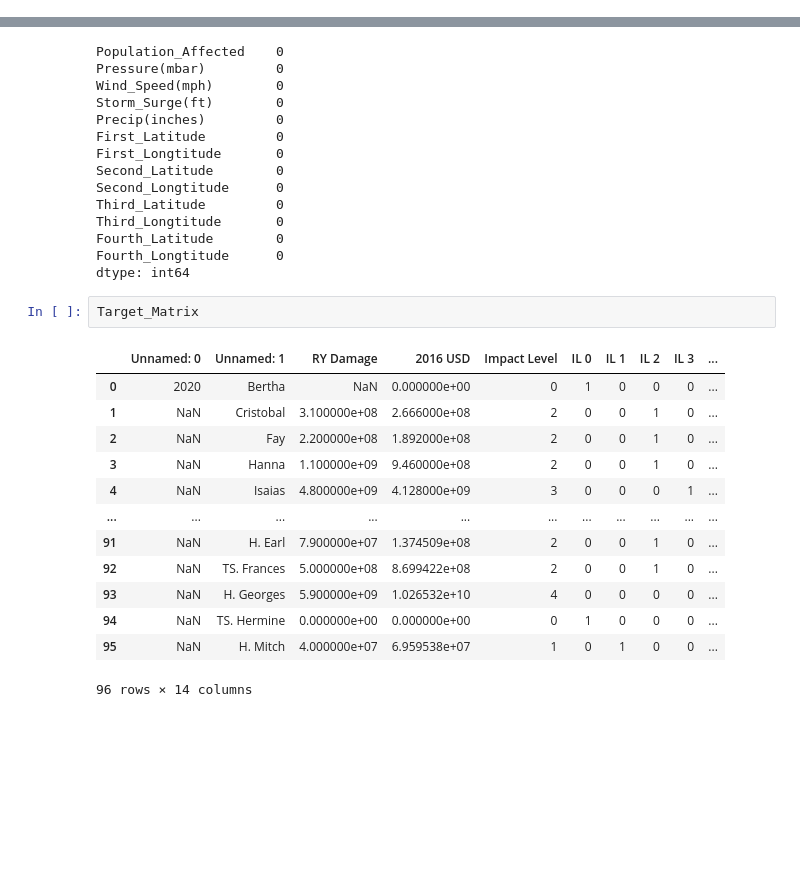
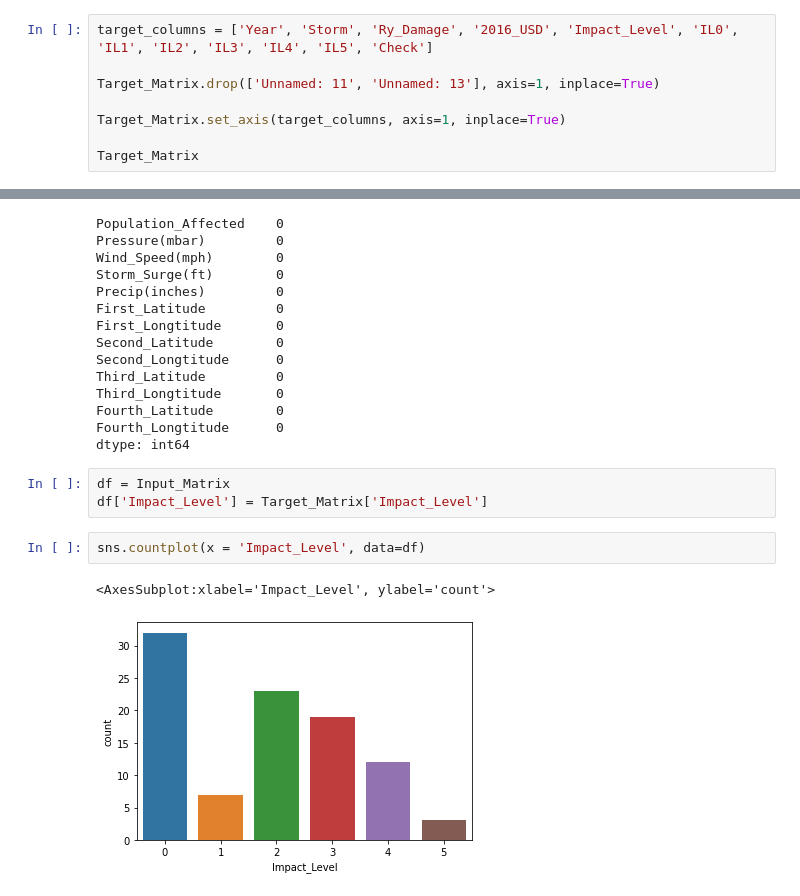
Before and after one commit to bharadwaj1098/Pyt-Ex, a Jupyter notebook: historic_data.ipynb, the cells around one changed output, grey strips where cells are left out. Cells and saved outputs as stored; diff of their text form; blank space fills up the shorter version.

```diff
--- a/historic_data.ipynb
+++ b/historic_data.ipynb
@@ -17,0 +34,8 @@ Target_Matrix = pd.read_excel('/home/sai/Pyt-Ex/Data/as of 2020 Historical Data.
+# %%
+target_columns = ['Year', 'Storm', 'Ry_Damage', '2016_USD', 'Impact_Level', 'IL0', 'IL1', 'IL2', 'IL3', 'IL4', 'IL5', 'Check']
+
+Target_Matrix.drop(['Unnamed: 11', 'Unnamed: 13'], axis=1, inplace=True)
+
+Target_Matrix.set_axis(target_columns, axis=1, inplace=True)
+
+Target_Matrix
@@ -56,19 +112,11 @@ Third_Longtitude       0
 Fourth_Latitude        0
 Fourth_Longtitude      0
 dtype: int64
-# %%
-Target_Matrix
-# %% [output]
-|  | Unnamed: 0 | Unnamed: 1 | RY Damage | 2016 USD | Impact Level | IL 0 | IL 1 | IL 2 | IL 3 | ... |
-| 0 | 2020 | Bertha | NaN | 0.000000e+00 | 0 | 1 | 0 | 0 | 0 | ... |
-| 1 | NaN | Cristobal | 3.100000e+08 | 2.666000e+08 | 2 | 0 | 0 | 1 | 0 | ... |
-| 2 | NaN | Fay | 2.200000e+08 | 1.892000e+08 | 2 | 0 | 0 | 1 | 0 | ... |
-| 3 | NaN | Hanna | 1.100000e+09 | 9.460000e+08 | 2 | 0 | 0 | 1 | 0 | ... |
-| 4 | NaN | Isaias | 4.800000e+09 | 4.128000e+09 | 3 | 0 | 0 | 0 | 1 | ... |
-| ... | ... | ... | ... | ... | ... | ... | ... | ... | ... | ... |
-| 91 | NaN | H. Earl | 7.900000e+07 | 1.374509e+08 | 2 | 0 | 0 | 1 | 0 | ... |
-| 92 | NaN | TS. Frances | 5.000000e+08 | 8.699422e+08 | 2 | 0 | 0 | 1 | 0 | ... |
-| 93 | NaN | H. Georges | 5.900000e+09 | 1.026532e+10 | 4 | 0 | 0 | 0 | 0 | ... |
-| 94 | NaN | TS. Hermine | 0.000000e+00 | 0.000000e+00 | 0 | 1 | 0 | 0 | 0 | ... |
-| 95 | NaN | H. Mitch | 4.000000e+07 | 6.959538e+07 | 1 | 0 | 1 | 0 | 0 | ... |
-96 rows × 14 columns
+# %%
+df = Input_Matrix
+df['Impact_Level'] = Target_Matrix['Impact_Level']
+# %%
+sns.countplot(x = 'Impact_Level', data=df)
+# %% [output]
+<AxesSubplot:xlabel='Impact_Level', ylabel='count'>
+[figure, added]
```
Also changed, not shown: parts of 17 cells of this notebook, 3 other files.
